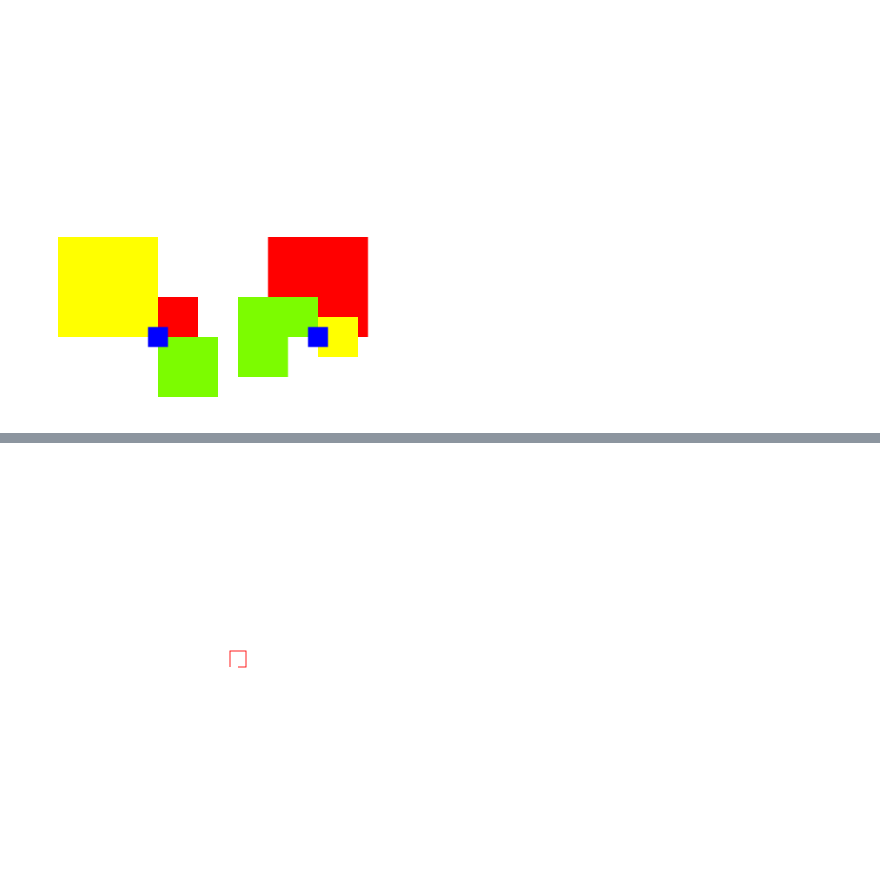
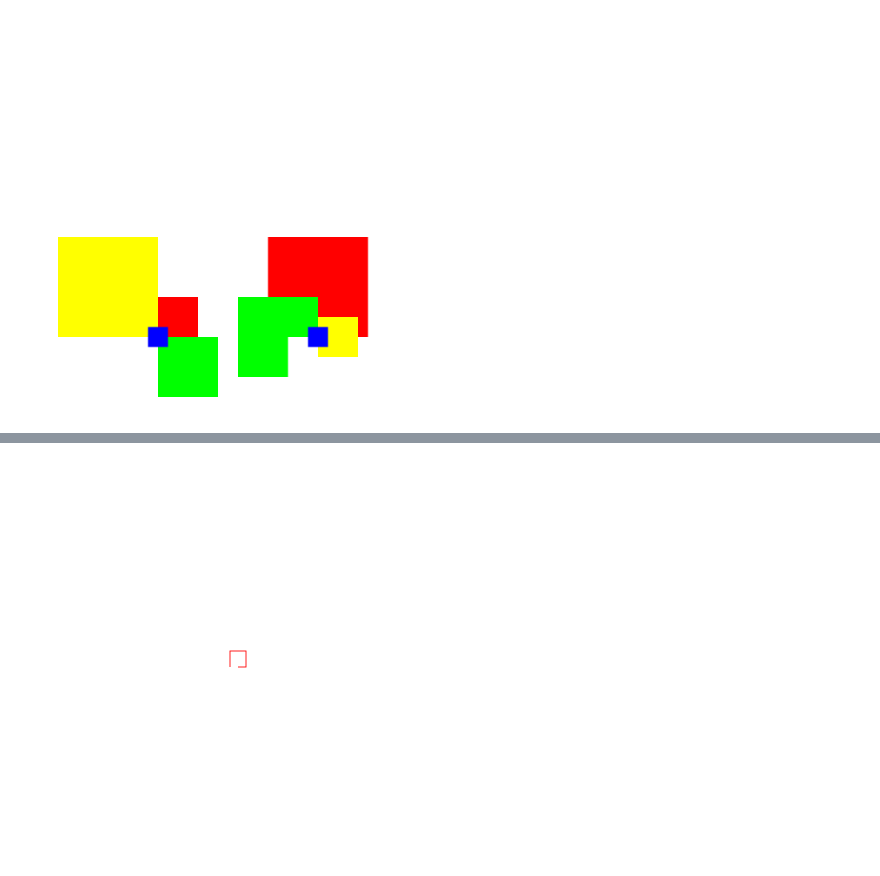
Before and after one commit to jon21o/Drawing, a Jupyter notebook: test_shapes1.ipynb, the cells around one changed output, grey strips where cells are left out. Saved outputs shown, nothing was run; the diff lists cells and outputs as text; code cells hidden in the pictures.

Commit message:
fixed colors to be more intuitive

```diff
--- a/test_shapes1.ipynb
+++ b/test_shapes1.ipynb
@@ -36,34 +36,34 @@ def draw(context, width, height):
     )
 
     rect1.draw_fill(context, *colors.red)
-    rect2.draw_fill(context, *colors.lawn_green)
+    rect2.draw_fill(context, *colors.green)
     rect3.draw_fill(context, *colors.white)
     rect4.draw_fill(context, *colors.yellow)
     rect5.draw_fill(context, *colors.blue)
 
     rect1 = Shapes.My_Rectangle(
         ref_pt="mid_left", ref_pt_x=300, ref_pt_y=200, width=100, height=100
     )
     rect2 = Shapes.My_Rectangle(
         ref_pt="mid_top", ref_pt_x=300, ref_pt_y=200, width=150, height=150
     )
     rect3 = Shapes.My_Rectangle(
         ref_pt="mid_right", ref_pt_x=300, ref_pt_y=200, width=200, height=200
     )
     rect4 = Shapes.My_Rectangle(
         ref_pt="mid_bot", ref_pt_x=300, ref_pt_y=200, width=250, height=250
     )
 
     rect1.translate(400, 0)
     rect2.translate(400, 0)
     rect3.translate(400, 0)
     rect4.translate(400, 0)
     rect5.translate(400, 0)
 
     rect4.draw_fill(context, *colors.red)
-    rect3.draw_fill(context, *colors.lawn_green)
+    rect3.draw_fill(context, *colors.green)
     rect2.draw_fill(context, *colors.white)
     rect1.draw_fill(context, *colors.yellow)
     rect5.draw_fill(context, *colors.blue)
 # %% [output]
-[figure, old version]
+[figure, new version]
```
Also changed, not shown: parts of 6 cells of this notebook, 1 other file.
